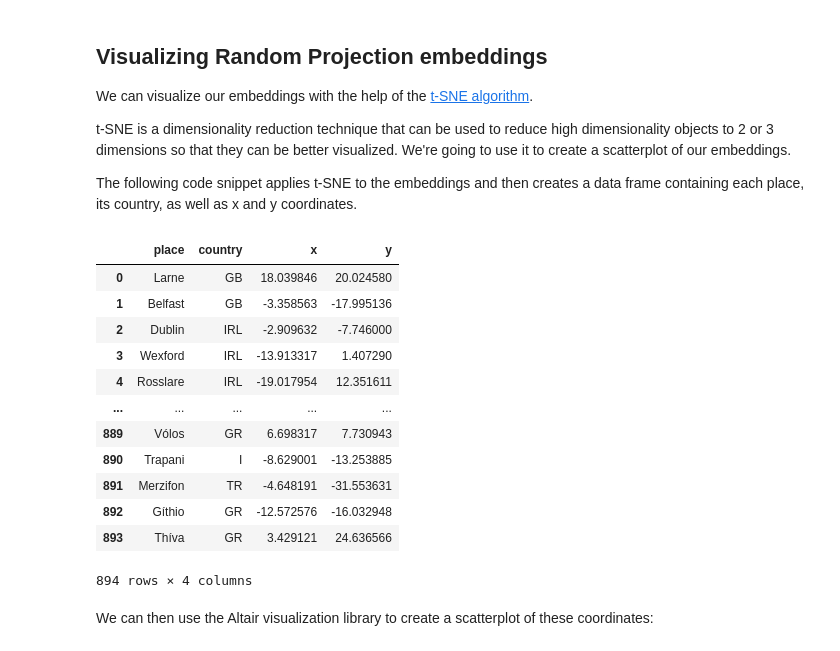
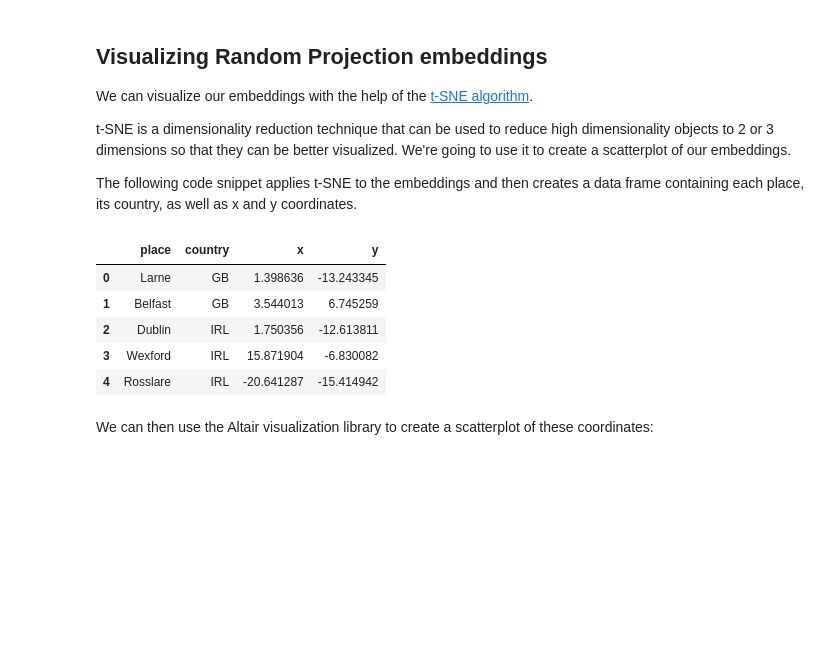
Before and after one commit to neo4j-examples/graph-embeddings, a Jupyter notebook: notebooks/01_Random-Projection.ipynb, the cells around one changed output. Drawn from its saved outputs; the diff is of its cells as text; code cells hidden in the pictures; blank space fills up the shorter version.

```diff
--- a/notebooks/01_Random-Projection.ipynb
+++ b/notebooks/01_Random-Projection.ipynb
@@ -20,7 +23,7 @@ driver = GraphDatabase.driver("bolt://localhost", auth=("neo4j", "neo"))
 We should have already imported the dataset. We can run the following query to check that the data has been imported:
 # %%
 result = {"label": [], "count": []}
-with driver.session(database="foo") as session:
+with driver.session(database="neo4j") as session:
     for row in session.run("CALL db.labels()"):
         label = row["label"]
         query = f"MATCH (:`{label}`) RETURN count(*) as count"
@@ -31,7 +34,7 @@ nodes_df = pd.DataFrame(data=result)
 nodes_df.sort_values("count")
 
 result = {"relType": [], "count": []}
-with driver.session(database="foo") as session:
+with driver.session(database="neo4j") as session:
     for row in session.run("CALL db.relationshipTypes()"):
         relationship_type = row["relationshipType"]
         query = f"MATCH ()-[:`{relationship_type}`]->() RETURN count(*) as count"
@@ -60,7 +63,7 @@ Now let's run some embeddings. We're going to run the streaming version of the R
 
 Let's give it a try:
 # %%
-with driver.session(database="foo") as session:
+with driver.session(database="neo4j") as session:
     result = session.run("""
     CALL gds.alpha.randomProjection.stream({
        nodeProjection: "Place",
@@ -95,7 +98,7 @@ embeddings_df
 # %% [markdown]
 So far everything looks good. Let's now store the embeddings in Neo4j, by using the write version of the algorithm:
 # %%
-with driver.session(database="foo") as session:
+with driver.session(database="neo4j") as session:
     result = session.run("""
     CALL gds.alpha.randomProjection.write({
        nodeProjection: "Place",
@@ -119,11 +122,11 @@ embeddings_df
 # %% [markdown]
 The embeddings will be stored in the `embeddingRandomProjection` property on each node. Let's now build a data frame that contains each place and its embedding so that we can explore them further.
 # %%
-with driver.session(database="foo") as session:
+with driver.session(database="neo4j") as session:
     result = session.run("""
     MATCH (p:Place)
-    RETURN p.name AS place, p.embeddingRandomProjection AS embedding, p.country AS country
+    RETURN p.name AS place, p.embeddingRandomProjection AS embedding, p.countryCode AS country
     """)
     X = pd.DataFrame([dict(record) for record in result])
-X
+X.head()
 # %% [output]
@@ -151,28 +147,21 @@ The following code snippet applies t-SNE to the embeddings and then creates a da
 # %%
 X_embedded = TSNE(n_components=2, random_state=6).fit_transform(list(X.embedding))
 
 places = X.place
 df = pd.DataFrame(data = {
     "place": places,
     "country": X.country,
     "x": [value[0] for value in X_embedded],
     "y": [value[1] for value in X_embedded]
 })
-df
+df.head()
 # %% [output]
 |  | place | country | x | y |
-| 0 | Larne | GB | 18.039846 | 20.024580 |
-| 1 | Belfast | GB | -3.358563 | -17.995136 |
-| 2 | Dublin | IRL | -2.909632 | -7.746000 |
-| 3 | Wexford | IRL | -13.913317 | 1.407290 |
-| 4 | Rosslare | IRL | -19.017954 | 12.351611 |
-| ... | ... | ... | ... | ... |
-| 889 | Vólos | GR | 6.698317 | 7.730943 |
-| 890 | Trapani | I | -8.629001 | -13.253885 |
-| 891 | Merzifon | TR | -4.648191 | -31.553631 |
-| 892 | Gíthio | GR | -12.572576 | -16.032948 |
-| 893 | Thíva | GR | 3.429121 | 24.636566 |
+| 0 | Larne | GB | 1.398636 | -13.243345 |
+| 1 | Belfast | GB | 3.544013 | 6.745259 |
+| 2 | Dublin | IRL | 1.750356 | -12.613811 |
+| 3 | Wexford | IRL | 15.871904 | -6.830082 |
+| 4 | Rosslare | IRL | -20.641287 | -15.414942 |
-894 rows × 4 columns
 # %% [markdown]
 We can then use the Altair visualization library to create a scatterplot of these coordinates:
 # %%
```
Also changed, not shown: parts of 7 cells of this notebook, 16 other files.
